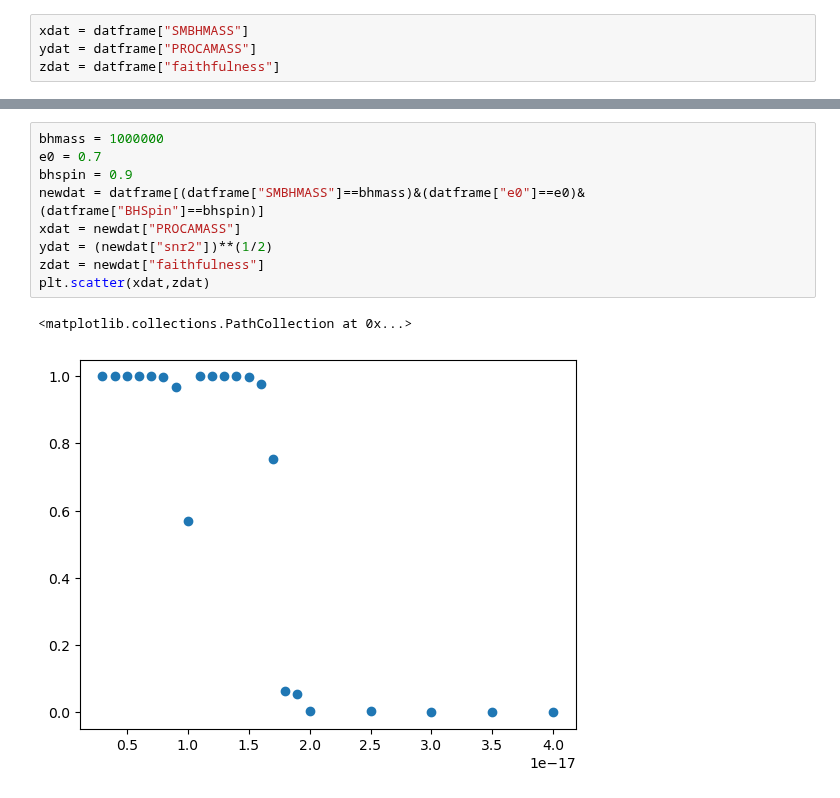
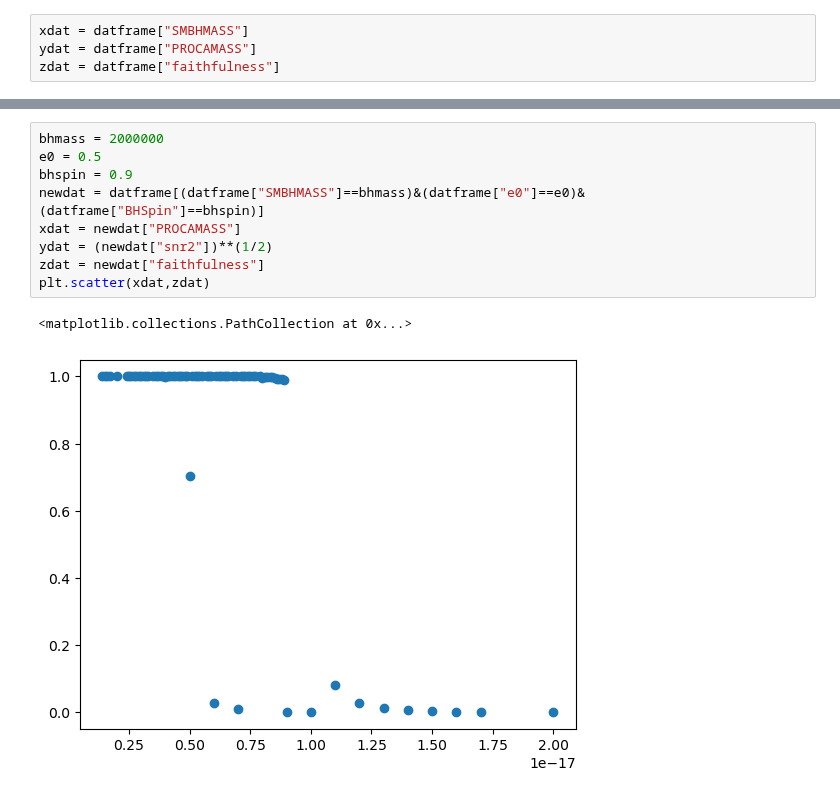
Before and after one commit to Shaun-F/GWGenerator, a Jupyter notebook: debugging/Analysis.ipynb, the cells around one changed output, grey strips where cells are left out. Cells and saved outputs as stored; diff of their text form.

```diff
--- a/debugging/Analysis.ipynb
+++ b/debugging/Analysis.ipynb
@@ -59,12 +59,12 @@ array([  900000., 10000000.,   700000.,  8000000.,  9000000., 60000000.,
 # %%
-bhmass = 1000000
-e0 = 0.7
+bhmass = 2000000
+e0 = 0.5
 bhspin = 0.9
 newdat = datframe[(datframe["SMBHMASS"]==bhmass)&(datframe["e0"]==e0)&(datframe["BHSpin"]==bhspin)]
 xdat = newdat["PROCAMASS"]
 ydat = (newdat["snr2"])**(1/2)
 zdat = newdat["faithfulness"]
 plt.scatter(xdat,zdat)
 # %% [output]
 <matplotlib.collections.PathCollection at 0x...>
-[figure, old version]
+[figure, new version]
```
Also changed, not shown: parts of 3 cells of this notebook, 1 other file.
